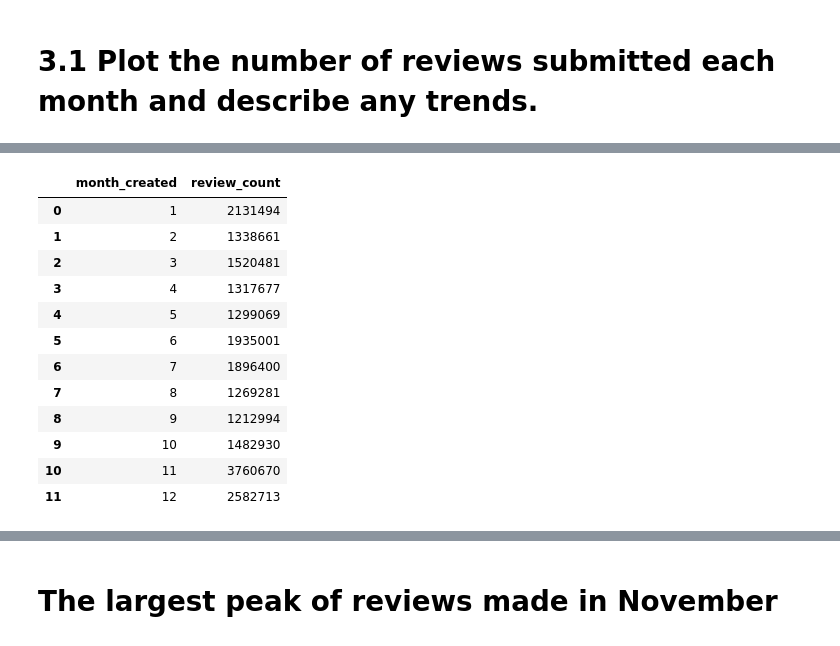
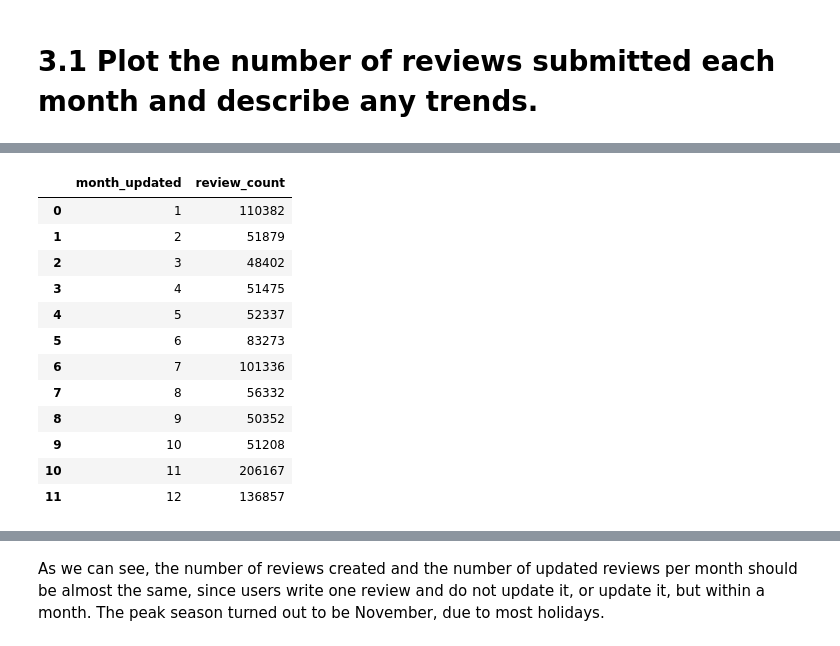
Before and after one commit to khalmatay/videogame-reviews-analysis, a Jupyter notebook: RQ3&RQ5.ipynb, the cells around one changed output, grey strips where cells are left out. Cells and saved outputs as stored; diff of their text form; code cells hidden in the pictures.

```diff
--- a/RQ3&RQ5.ipynb
+++ b/RQ3&RQ5.ipynb
@@ -71,4 +101,5 @@ Group By month_created and count review_id (review_count)
 # %%
-count_review_created = pd.read_csv(csv_file_path, usecols=["review_id", "timestamp_created", "timestamp_uptated"])
+review_time  = pd.read_csv(csv_file_path, usecols=["review_id", "timestamp_created", "timestamp_updated"], nrows=1000000)
 # %%
-count_review_created
+review_time['timestamp_created'] = pd.to_datetime(review_time['timestamp_created'], unit='s')
+review_time['timestamp_updated'] = pd.to_datetime(review_time['timestamp_updated'], unit='s')
@@ -107,0 +122,5 @@ count_review_created
+# %%
+month_review = review_time[['review_id', 'timestamp_created', 'timestamp_updated']].copy()
+
+month_review['month_created'] = month_review['timestamp_created'].dt.month
+month_review['month_updated'] = month_review['timestamp_updated'].dt.month
@@ -108,18 +143,20 @@ count_review_created
 # %%
-month_review_counts = count_review_created.groupby('month_created').size().reset_index(name='review_count')
-month_review_counts
+month_review_created_counts = month_review.groupby('month_created').size().reset_index(name='review_count')
+month_review_updated_counts = month_review.groupby('month_updated').size().reset_index(name='review_count')
+
+month_review_updated_counts
 # %% [output]
-|  | month_created | review_count |
-| 0 | 1 | 2131494 |
-| 1 | 2 | 1338661 |
-| 2 | 3 | 1520481 |
-| 3 | 4 | 1317677 |
-| 4 | 5 | 1299069 |
-| 5 | 6 | 1935001 |
-| 6 | 7 | 1896400 |
-| 7 | 8 | 1269281 |
-| 8 | 9 | 1212994 |
-| 9 | 10 | 1482930 |
-| 10 | 11 | 3760670 |
-| 11 | 12 | 2582713 |
+|  | month_updated | review_count |
+| 0 | 1 | 110382 |
+| 1 | 2 | 51879 |
+| 2 | 3 | 48402 |
+| 3 | 4 | 51475 |
+| 4 | 5 | 52337 |
+| 5 | 6 | 83273 |
+| 6 | 7 | 101336 |
+| 7 | 8 | 56332 |
+| 8 | 9 | 50352 |
+| 9 | 10 | 51208 |
+| 10 | 11 | 206167 |
+| 11 | 12 | 136857 |
 # %%
@@ -138,5 +188,6 @@ fig.update_yaxes(tickformat=",.0f")
 fig.show()
 # %% [output]
 [interactive output not drawn]
-# %% [markdown]
-# The largest peak of reviews made in November
+# %% [markdown]
+As we can see, the number of reviews created and the number of updated reviews per month should be almost the same, since users write one review and do not update it, or update it, but within a month.
+The peak season turned out to be November, due to most holidays.
```
Also changed, not shown: parts of 61 cells of this notebook, 3 other files.
